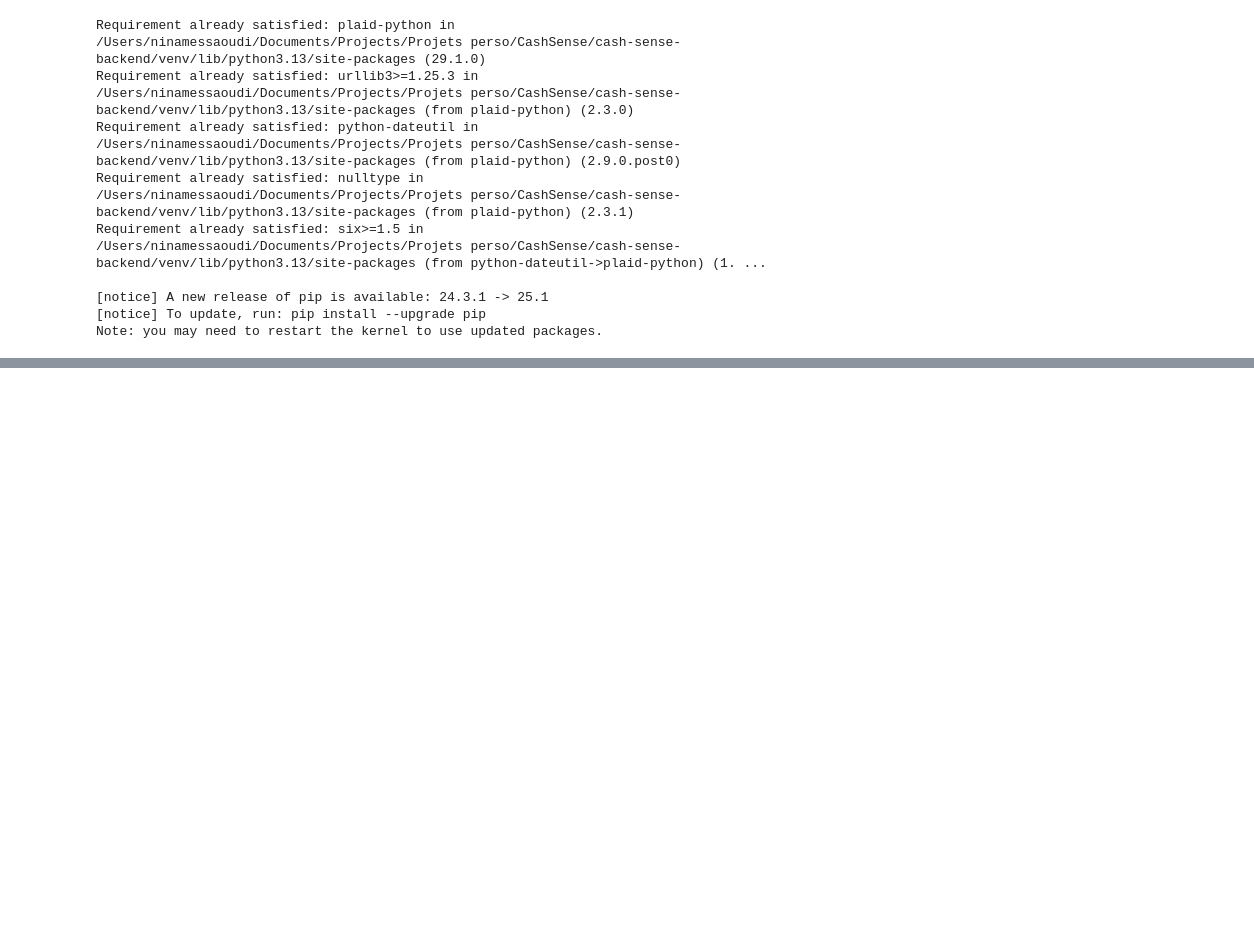
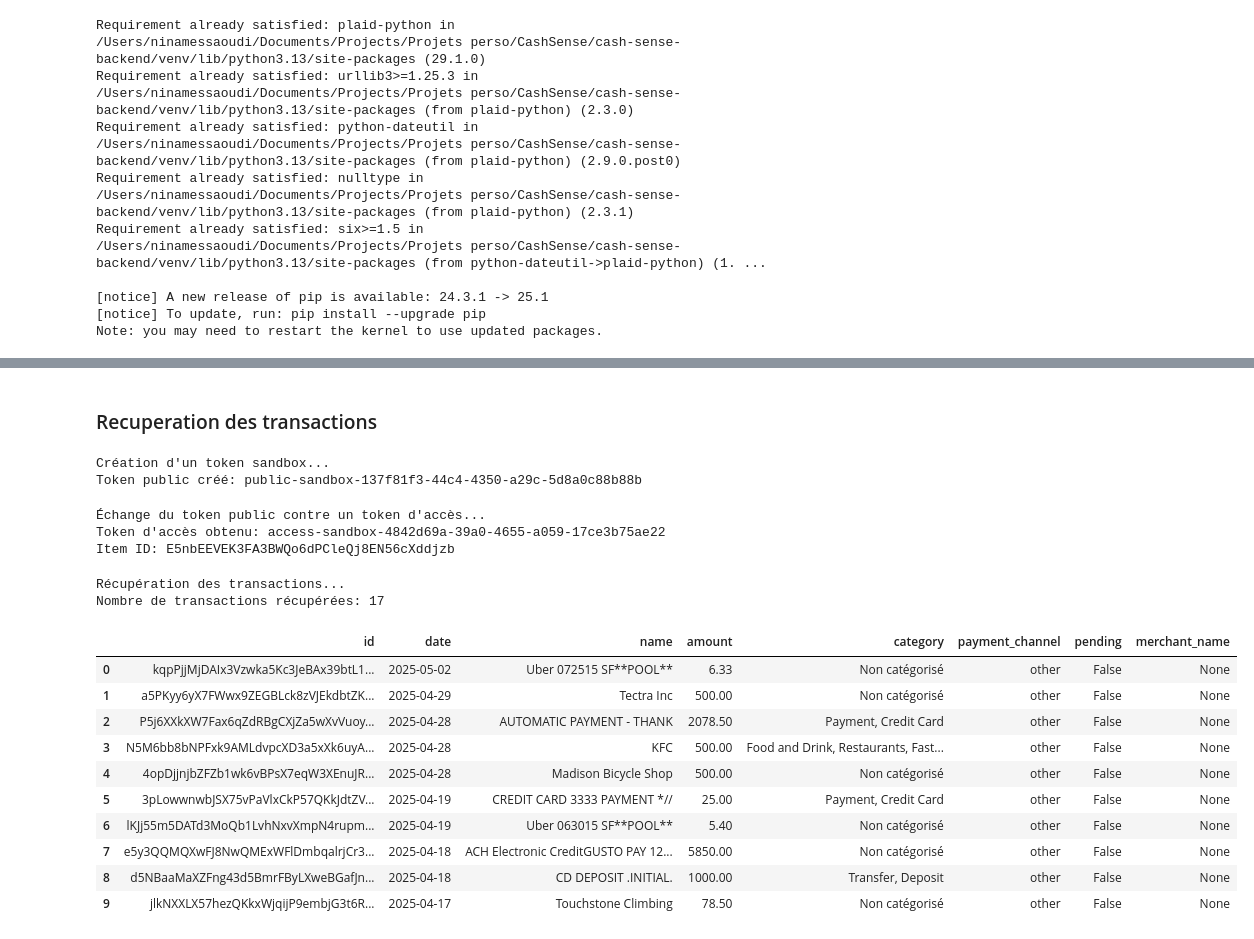
Before and after one commit to nina031/cash-sense-backend, a Jupyter notebook: notebooks/retreive_sand_data.ipynb, the cells around one changed output, grey strips where cells are left out. Saved outputs shown, nothing was run; the diff lists cells and outputs as text; code cells hidden in the pictures; blank space fills up the shorter version.

```diff
--- a/notebooks/retreive_sand_data.ipynb
+++ b/notebooks/retreive_sand_data.ipynb
@@ -193,0 +136,45 @@ Creation de l'API flask
+# %% [markdown]
+### Recuperation des transactions
+# %%
+# 1. Créer un token public sandbox
+print("Création d'un token sandbox...")
+public_token = create_sandbox_token(institutionId)
+print(f"Token public créé: {public_token}")
+# %% [output]
+Création d'un token sandbox...
+Token public créé: public-sandbox-137f81f3-44c4-4350-a29c-5d8a0c88b88b
+# %%
+# 2. Échanger le token public contre un token d'accès
+print("\nÉchange du token public contre un token d'accès...")
+token_data = exchange_public_token(public_token)
+access_token = token_data["access_token"]
+item_id = token_data["item_id"]
+print(f"Token d'accès obtenu: {access_token}")
+print(f"Item ID: {item_id}")
+# %% [output]
+Échange du token public contre un token d'accès...
+Token d'accès obtenu: access-sandbox-4842d69a-39a0-4655-a059-17ce3b75ae22
+Item ID: E5nbEEVEK3FA3BWQo6dPCleQj8EN56cXddjzb
+# %%
+# 3. Récupérer les transactions avec le token d'accès
+print("\nRécupération des transactions...")
+transactions = get_user_transactions(access_token, days=90)
+print(f"Nombre de transactions récupérées: {len(transactions)}")
+# %% [output]
+Récupération des transactions...
+Nombre de transactions récupérées: 17
+# %%
+df_transactions = pd.DataFrame(transactions)
+df_transactions.head(10)
+# %% [output]
+|  | id | date | name | amount | category | payment_channel | pending | merchant_name |
+| 0 | kqpPjjMjDAIx3Vzwka5Kc3JeBAx39btL1... | 2025-05-02 | Uber 072515 SF**POOL** | 6.33 | Non catégorisé | other | False | None |
+| 1 | a5PKyy6yX7FWwx9ZEGBLck8zVJEkdbtZK... | 2025-04-29 | Tectra Inc | 500.00 | Non catégorisé | other | False | None |
+| 2 | P5j6XXkXW7Fax6qZdRBgCXjZa5wXvVuoy... | 2025-04-28 | AUTOMATIC PAYMENT - THANK | 2078.50 | Payment, Credit Card | other | False | None |
+| 3 | N5M6bb8bNPFxk9AMLdvpcXD3a5xXk6uyA... | 2025-04-28 | KFC | 500.00 | Food and Drink, Restaurants, Fast... | other | False | None |
+| 4 | 4opDjjnjbZFZb1wk6vBPsX7eqW3XEnuJR... | 2025-04-28 | Madison Bicycle Shop | 500.00 | Non catégorisé | other | False | None |
+| 5 | 3pLowwnwbJSX75vPaVlxCkP57QKkJdtZV... | 2025-04-19 | CREDIT CARD 3333 PAYMENT *// | 25.00 | Payment, Credit Card | other | False | None |
+| 6 | lKJj55m5DATd3MoQb1LvhNxvXmpN4rupm... | 2025-04-19 | Uber 063015 SF**POOL** | 5.40 | Non catégorisé | other | False | None |
+| 7 | e5y3QQMQXwFJ8NwQMExWFlDmbqalrjCr3... | 2025-04-18 | ACH Electronic CreditGUSTO PAY 12... | 5850.00 | Non catégorisé | other | False | None |
+| 8 | d5NBaaMaXZFng43d5BmrFByLXweBGafJn... | 2025-04-18 | CD DEPOSIT .INITIAL. | 1000.00 | Transfer, Deposit | other | False | None |
+| 9 | jlkNXXLX57hezQKkxWjqijP9embjG3t6R... | 2025-04-17 | Touchstone Climbing | 78.50 | Non catégorisé | other | False | None |
```
Also changed, not shown: parts of 51 cells of this notebook, 11 other files.
